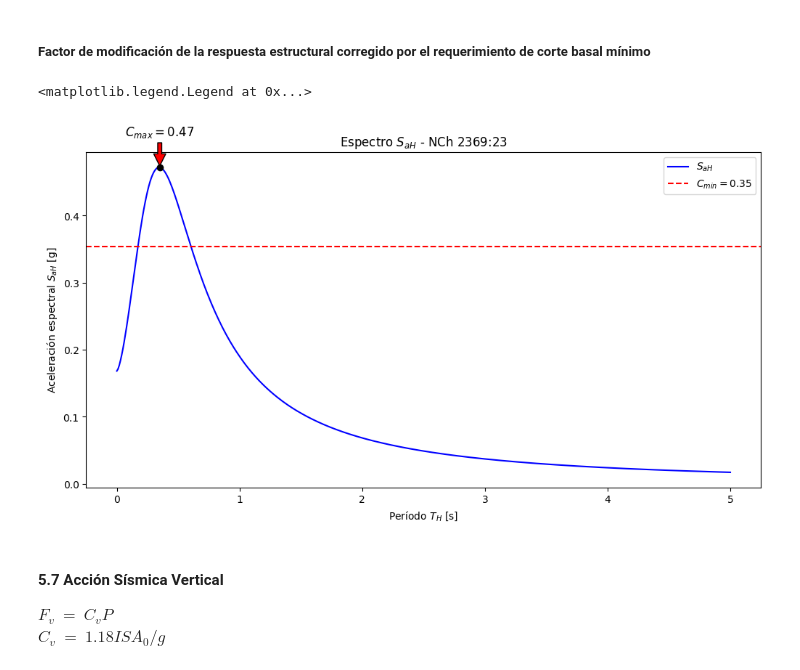
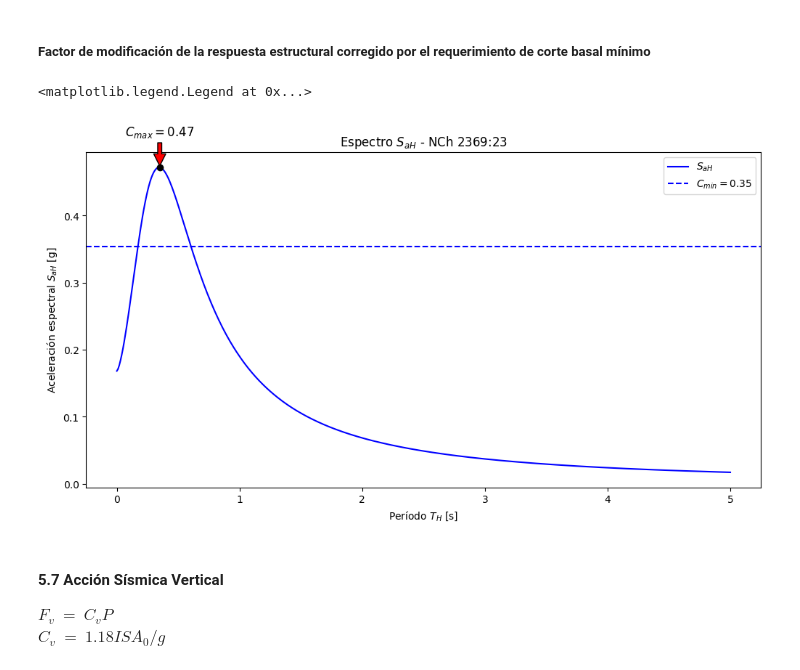
Before and after one commit to alonsofigueroab/python-estructural, a Jupyter notebook: notebooks/analisis_sismico/espectro_respuesta_nch2369_23.ipynb, the cells around one changed output. Drawn from its saved outputs; the diff is of its cells as text; code cells hidden in the pictures.

```diff
--- a/notebooks/analisis_sismico/espectro_respuesta_nch2369_23.ipynb
+++ b/notebooks/analisis_sismico/espectro_respuesta_nch2369_23.ipynb
@@ -95,28 +93,28 @@ C_max = max(S_a_TH)
 # %%
 # Encontrar el índice donde se alcanza C_max
 idx_max = np.argmax(S_a_TH)
 x_max = T_H[idx_max]
 y_max = S_a_TH[idx_max]
 
 plt.figure(figsize=(12, 6))
 plt.plot(T_H, S_a_TH, label=r'$S_{aH}$', color='blue')
-plt.axhline(y=C_min, color='r', linestyle='--', label=rf'$C_{{min}} = {C_min:.2f}$')
+plt.axhline(y=C_min, color='b', linestyle='--', label=rf'$C_{{min}} = {C_min:.2f}$')
 
 # Anotación de C_max con subíndice
 plt.scatter(x_max, y_max, color='black', zorder=5)
 plt.annotate(rf'$C_{{max}} = {C_max:.2f}$',
             xy=(x_max, y_max),
             xytext=(x_max, y_max + 0.1 * C_max),
             arrowprops=dict(facecolor='red', shrink=0.05),
             horizontalalignment='center', fontsize=12, color='black')
 plt.xlabel(r'Período $T_H$ [s]')
 plt.ylabel(r'Aceleración espectral $S_{aH}$ [g]')
 plt.title(r'Espectro $S_{aH}$ - NCh 2369:23')
 
 plt.legend()
 # %% [output]
 <matplotlib.legend.Legend at 0x...>
-[figure, old version]
+[figure, new version]
 # %% [markdown]
 #### 5.7 Acción Sísmica Vertical
 $F_v$ $=$ $C_v P$
```
Also changed, not shown: parts of 1 cell of this notebook, 2 other files.
